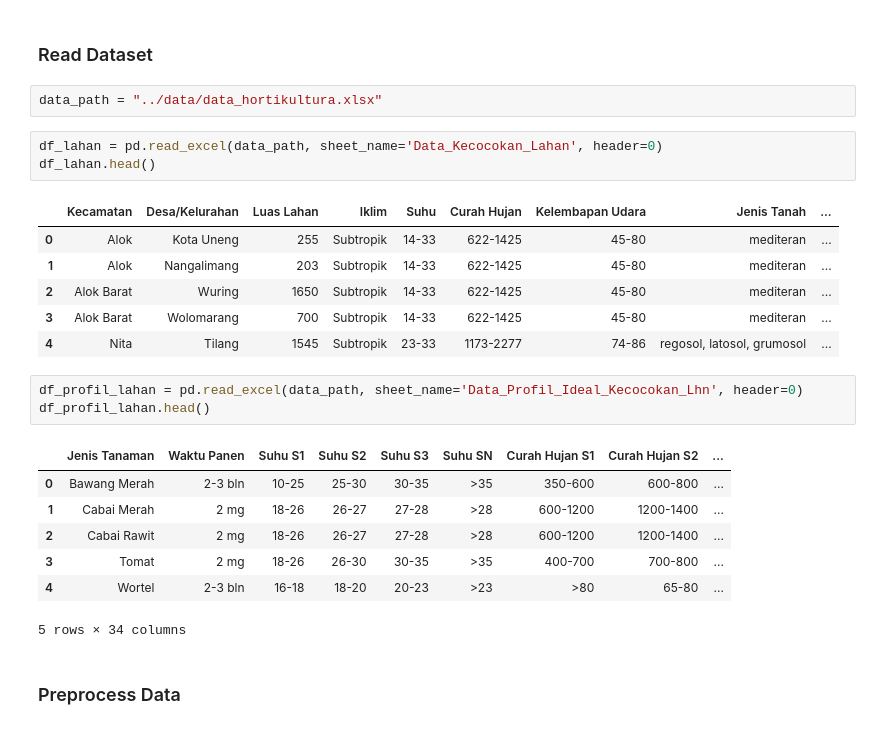
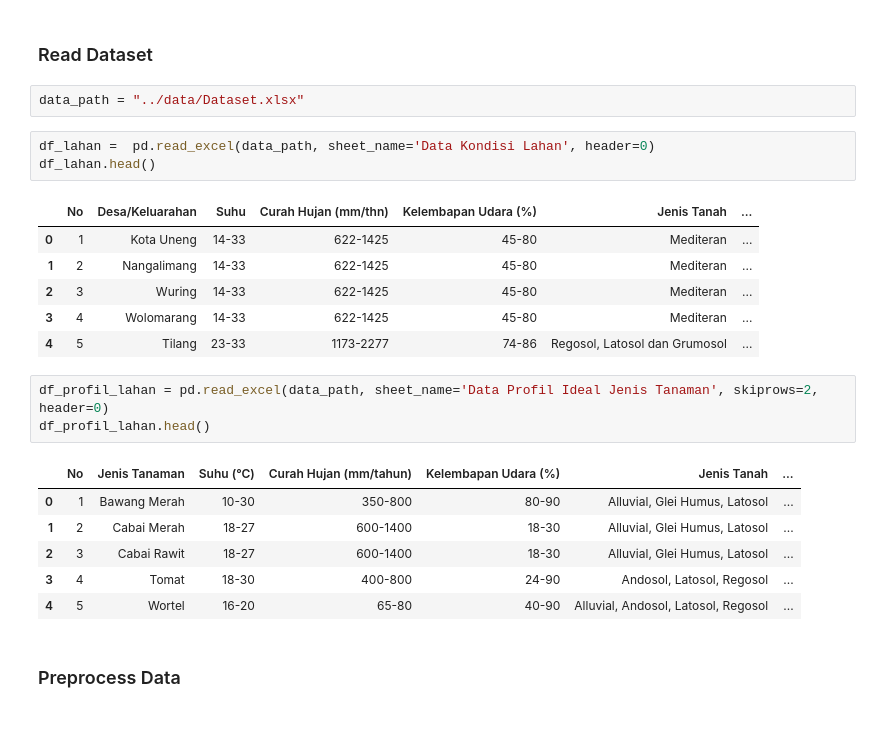
Before and after one commit to fhrzn/dss-hortikultura, a Jupyter notebook: notebook/preprocessing.ipynb, the cells around one changed output. Saved outputs shown, nothing was run; the diff lists cells and outputs as text.

```diff
--- a/notebook/preprocessing.ipynb
+++ b/notebook/preprocessing.ipynb
@@ -8,28 +8,27 @@ warnings.simplefilter(action='ignore', category=FutureWarning)
 # %% [markdown]
 ### Read Dataset
 # %%
-data_path = "../data/data_hortikultura.xlsx"
+data_path = "../data/Dataset.xlsx"
 # %%
-df_lahan = pd.read_excel(data_path, sheet_name='Data_Kecocokan_Lahan', header=0)
+df_lahan =  pd.read_excel(data_path, sheet_name='Data Kondisi Lahan', header=0)
 df_lahan.head()
 # %% [output]
-|  | Kecamatan | Desa/Kelurahan | Luas Lahan | Iklim | Suhu | Curah Hujan | Kelembapan Udara | Jenis Tanah | ... |
-| 0 | Alok | Kota Uneng | 255 | Subtropik | 14-33 | 622-1425 | 45-80 | mediteran | ... |
-| 1 | Alok | Nangalimang | 203 | Subtropik | 14-33 | 622-1425 | 45-80 | mediteran | ... |
-| 2 | Alok Barat | Wuring | 1650 | Subtropik | 14-33 | 622-1425 | 45-80 | mediteran | ... |
-| 3 | Alok Barat | Wolomarang | 700 | Subtropik | 14-33 | 622-1425 | 45-80 | mediteran | ... |
-| 4 | Nita | Tilang | 1545 | Subtropik | 23-33 | 1173-2277 | 74-86 | regosol, latosol, grumosol | ... |
+|  | No | Desa/Keluarahan | Suhu | Curah Hujan (mm/thn) | Kelembapan Udara (%) | Jenis Tanah | ... |
+| 0 | 1 | Kota Uneng | 14-33 | 622-1425 | 45-80 | Mediteran | ... |
+| 1 | 2 | Nangalimang | 14-33 | 622-1425 | 45-80 | Mediteran | ... |
+| 2 | 3 | Wuring | 14-33 | 622-1425 | 45-80 | Mediteran | ... |
+| 3 | 4 | Wolomarang | 14-33 | 622-1425 | 45-80 | Mediteran | ... |
+| 4 | 5 | Tilang | 23-33 | 1173-2277 | 74-86 | Regosol, Latosol dan Grumosol | ... |
 # %%
-df_profil_lahan = pd.read_excel(data_path, sheet_name='Data_Profil_Ideal_Kecocokan_Lhn', header=0)
+df_profil_lahan = pd.read_excel(data_path, sheet_name='Data Profil Ideal Jenis Tanaman', skiprows=2, header=0)
 df_profil_lahan.head()
 # %% [output]
-|  | Jenis Tanaman | Waktu Panen | Suhu S1 | Suhu S2 | Suhu S3 | Suhu SN | Curah Hujan S1 | Curah Hujan S2 | ... |
-| 0 | Bawang Merah | 2-3 bln | 10-25 | 25-30 | 30-35 | >35 | 350-600 | 600-800 | ... |
-| 1 | Cabai Merah | 2 mg | 18-26 | 26-27 | 27-28 | >28 | 600-1200 | 1200-1400 | ... |
-| 2 | Cabai Rawit | 2 mg | 18-26 | 26-27 | 27-28 | >28 | 600-1200 | 1200-1400 | ... |
-| 3 | Tomat | 2 mg | 18-26 | 26-30 | 30-35 | >35 | 400-700 | 700-800 | ... |
-| 4 | Wortel | 2-3 bln | 16-18 | 18-20 | 20-23 | >23 | >80 | 65-80 | ... |
+|  | No | Jenis Tanaman | Suhu (°C) | Curah Hujan (mm/tahun) | Kelembapan Udara (%) | Jenis Tanah | ... |
+| 0 | 1 | Bawang Merah | 10-30 | 350-800 | 80-90 | Alluvial, Glei Humus, Latosol | ... |
+| 1 | 2 | Cabai Merah | 18-27 | 600-1400 | 18-30 | Alluvial, Glei Humus, Latosol | ... |
+| 2 | 3 | Cabai Rawit | 18-27 | 600-1400 | 18-30 | Alluvial, Glei Humus, Latosol | ... |
+| 3 | 4 | Tomat | 18-30 | 400-800 | 24-90 | Andosol, Latosol, Regosol | ... |
+| 4 | 5 | Wortel | 16-20 | 65-80 | 40-90 | Alluvial, Andosol, Latosol, Regosol | ... |
-5 rows × 34 columns
 # %% [markdown]
 ### Preprocess Data
 # %%
```
Also changed, not shown: parts of 13 cells of this notebook, 5 other files.
